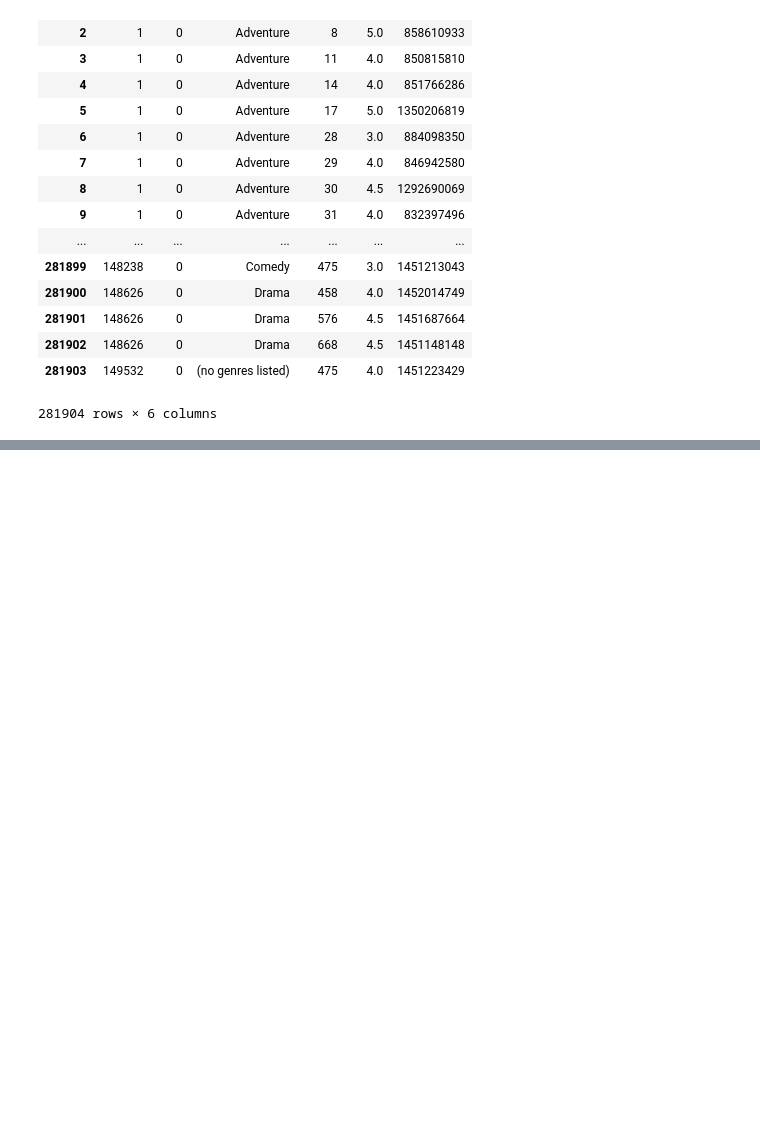
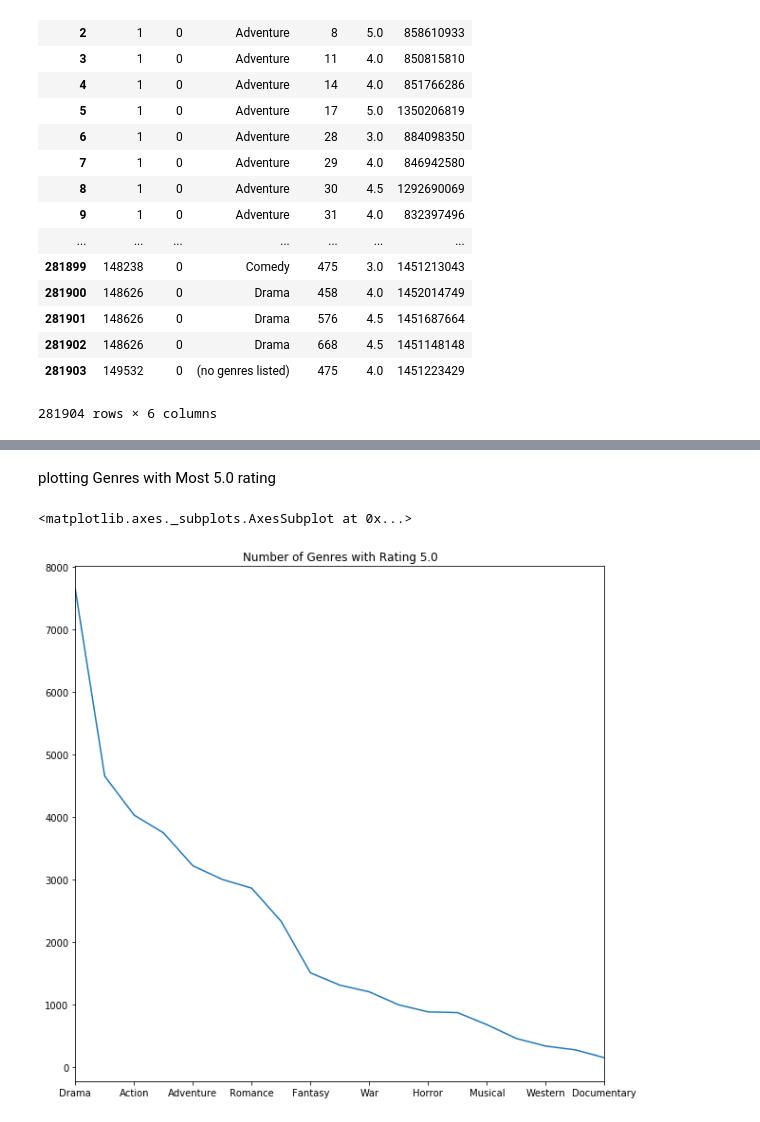
Before and after one commit to Vik-lewis/movie_genres, a Jupyter notebook: Untitled16.ipynb, the cells around one changed output, grey strips where cells are left out. Saved outputs shown, nothing was run; the diff lists cells and outputs as text; code cells hidden in the pictures; blank space fills up the shorter version.

```diff
--- a/Untitled16.ipynb
+++ b/Untitled16.ipynb
@@ -265,3 +265,6 @@ data6
 | 281902 | 148626 | 0 | Drama | 668 | 4.5 | 1451148148 |
 | 281903 | 149532 | 0 | (no genres listed) | 475 | 4.0 | 1451223429 |
 281904 rows × 6 columns
+# %%
+data7 = data6.groupby("rating")
+data7
@@ -267,0 +296,3 @@ data6
+# %%
+rating_5 = data7.get_group(5.0)
+rating_5
@@ -267,0 +318,8 @@ data6
+# %% [markdown]
+plotting Genres with Most 5.0 rating
+# %%
+plt.rcParams['figure.figsize'] = (10, 10)
+rating_5.plot(y ='genres',kind = 'line', title = 'Number of Genres with Rating 5.0' )
+# %% [output]
+<matplotlib.axes._subplots.AxesSubplot at 0x...>
+[figure, added]
```
Also changed, not shown: parts of 14 cells of this notebook.
